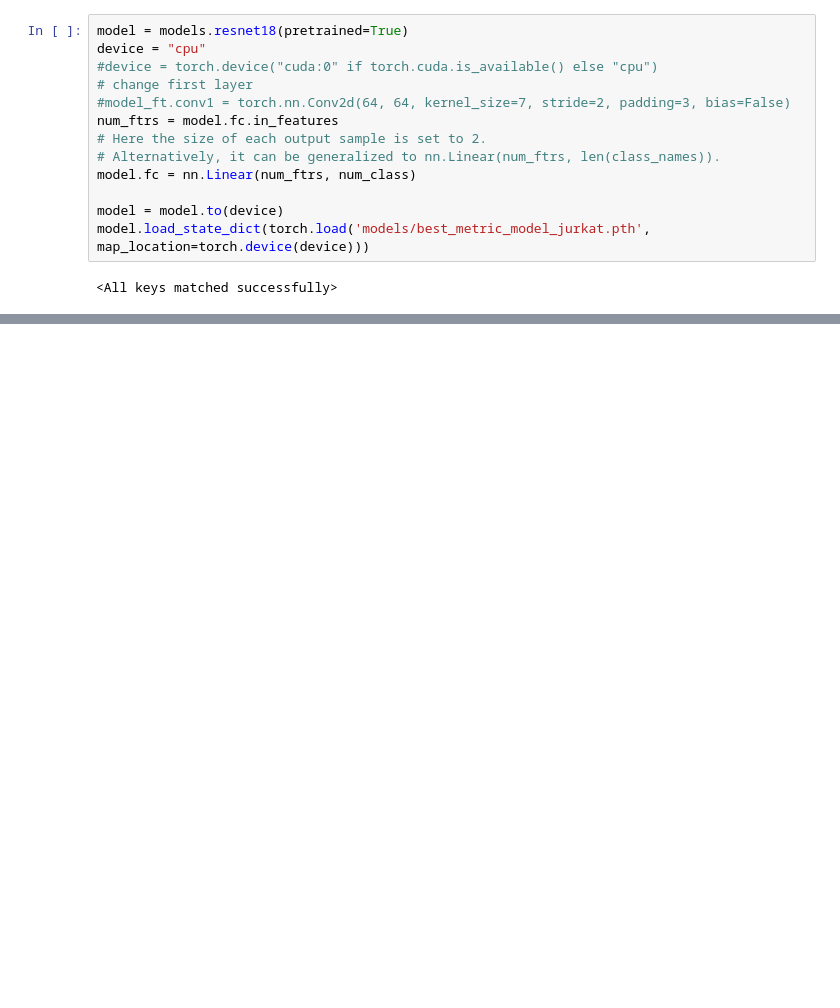
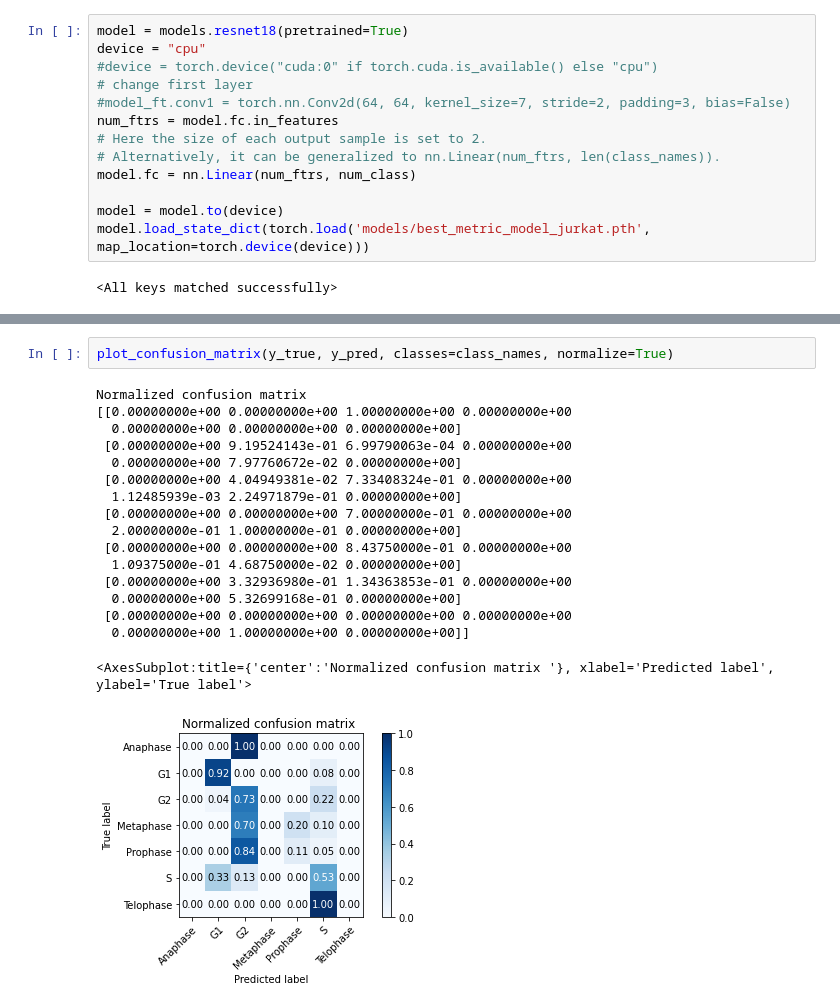
Before and after one commit to aliechoes/interpretable-multichannel-image-analysis, a Jupyter notebook: Jurkat_Cells_Dataset.ipynb, the cells around one changed output, grey strips where cells are left out. Saved outputs shown, nothing was run; the diff lists cells and outputs as text; blank space fills up the shorter version.

Commit message:
add evaluation + shuffle tests to Jurkat_Cells_Dataset.ipynb 2 models trained on WBD selected classes and channels (classes 4,7,8 channels 2,3,6 and classes 4,7,8 channels 2)

```diff
--- a/Jurkat_Cells_Dataset.ipynb
+++ b/Jurkat_Cells_Dataset.ipynb
@@ -422,0 +388,20 @@ weighted avg     0.7418    0.7508    0.7400      3291
+# %%
+plot_confusion_matrix(y_true, y_pred, classes=class_names, normalize=True)
+# %% [output]
+Normalized confusion matrix
+[[0.00000000e+00 0.00000000e+00 1.00000000e+00 0.00000000e+00
+  0.00000000e+00 0.00000000e+00 0.00000000e+00]
+ [0.00000000e+00 9.19524143e-01 6.99790063e-04 0.00000000e+00
+  0.00000000e+00 7.97760672e-02 0.00000000e+00]
+ [0.00000000e+00 4.04949381e-02 7.33408324e-01 0.00000000e+00
+  1.12485939e-03 2.24971879e-01 0.00000000e+00]
+ [0.00000000e+00 0.00000000e+00 7.00000000e-01 0.00000000e+00
+  2.00000000e-01 1.00000000e-01 0.00000000e+00]
+ [0.00000000e+00 0.00000000e+00 8.43750000e-01 0.00000000e+00
+  1.09375000e-01 4.68750000e-02 0.00000000e+00]
+ [0.00000000e+00 3.32936980e-01 1.34363853e-01 0.00000000e+00
+  0.00000000e+00 5.32699168e-01 0.00000000e+00]
+ [0.00000000e+00 0.00000000e+00 0.00000000e+00 0.00000000e+00
+  0.00000000e+00 1.00000000e+00 0.00000000e+00]]
+<AxesSubplot:title={'center':'Normalized confusion matrix '}, xlabel='Predicted label', ylabel='True label'>
+[figure, added]
```
Also changed, not shown: parts of 17 cells of this notebook.
